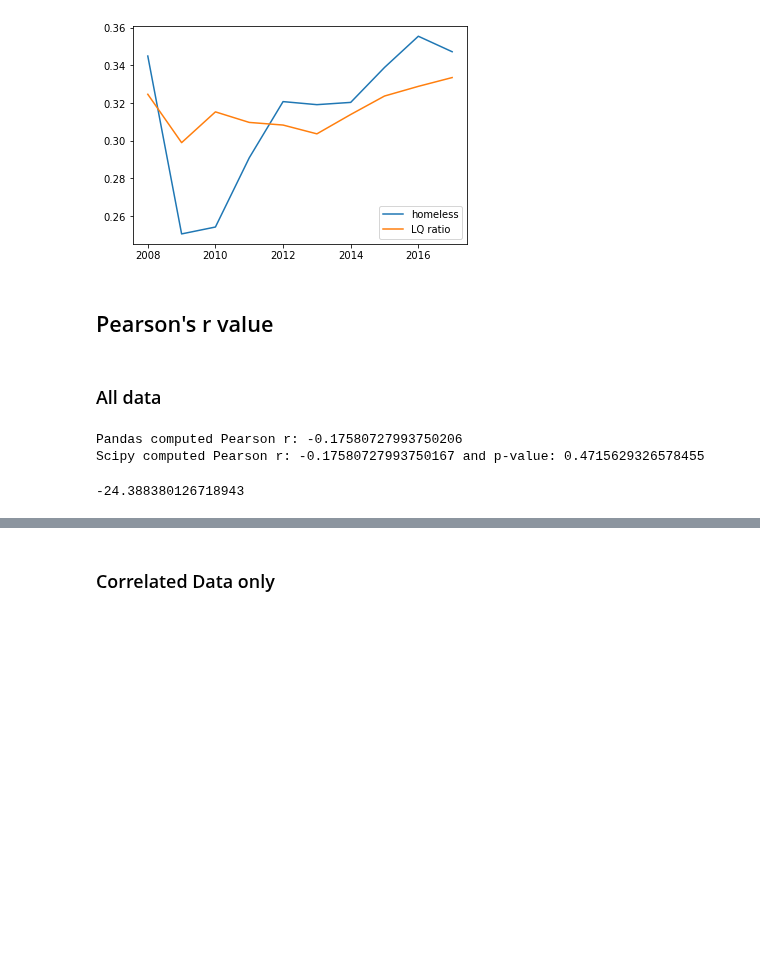
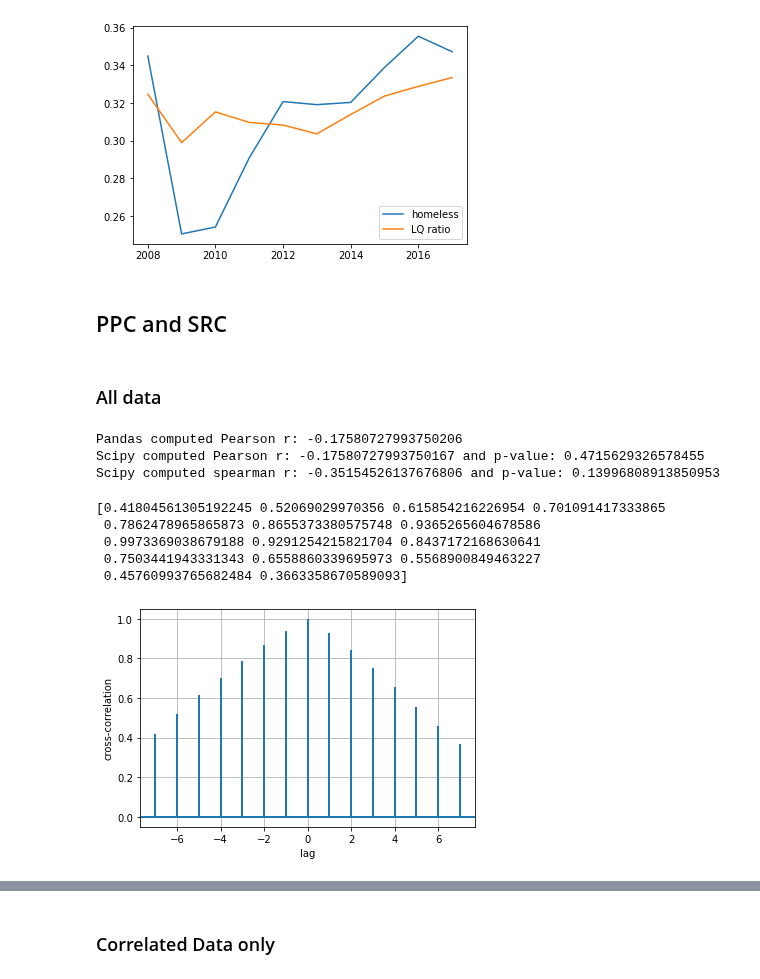
Before and after one commit to SIthodox2286/ADS_year3_project_8, a Jupyter notebook: Lokhei_Waiting_income_price.ipynb, the cells around one changed output, grey strips where cells are left out. Cells and saved outputs as stored; diff of their text form; code cells hidden in the pictures; blank space fills up the shorter version.

```diff
--- a/Lokhei_Waiting_income_price.ipynb
+++ b/Lokhei_Waiting_income_price.ipynb
@@ -117,8 +119,8 @@ plt.legend()
 # %% [output]
 <matplotlib.legend.Legend at 0x...>
 [figure]
-# %% [markdown]
-## Pearson's r value
+# %% [markdown]
+## PPC and SRC
 # %% [markdown]
 ### All data
 # %%
@@ -129,10 +131,50 @@ print(f"Pandas computed Pearson r: {overall_pearson_r}")
 r, p = stats.pearsonr(merged['waiting'].dropna(), merged['price'].dropna())
 print(f"Scipy computed Pearson r: {r} and p-value: {p}")
 
-waitingList = list(waiting.iloc[0])[2:21]
-priceList = list(price.iloc[0])[2:]
-r2_score(waitingList, priceList)
+r, p = stats.spearmanr(merged['waiting'].dropna(), merged['price'].dropna())
+print(f"Scipy computed spearman r: {r} and p-value: {p}")
+
+# waitingList = list(waiting.iloc[0])[2:21]
+# priceList = list(price.iloc[0])[2:]
+# r2_score(waitingList, priceList)
 # %% [output]
 Pandas computed Pearson r: -0.17580727993750206
 Scipy computed Pearson r: -0.17580727993750167 and p-value: 0.4715629326578455
+Scipy computed spearman r: -0.35154526137676806 and p-value: 0.13996808913850953
--24.388380126718943
+# %%
+endIndex = 14 # until 2013 inc.
+priceCol = np.array(price.iloc[0])[2:endIndex]
+waitingCol = np.array(waiting.iloc[0])[2:endIndex]
+ratioCol = list(ratio.iloc[0])[2:endIndex]
+earningsCol = list(earnings.iloc[0])[2:endIndex]
+homelessCol = list(homeless.iloc[0])[2:endIndex]
+
+fig = plt.figure()
+ax1 = fig.add_subplot()
+
+(lag, c, line, b) = ax1.xcorr(ratioCol, waitingCol, usevlines=True,
+          maxlags=7, normed=True,
+          lw=2)
+print(c)
+
+ax1.plot()
+
+# adding grid to the graph
+ax1.grid(True)
+# ax1.axhline(0, lw=0)
+ax1.set_xlabel("lag")
+ax1.set_ylabel("cross-correlation")
+
+
+
+# show final plotted graph
+plt.savefig('Figure/waiting_ratio_crossCorr.png')
+
+plt.show()
+# %% [output]
+[0.41804561305192245 0.52069029970356 0.615854216226954 0.701091417333865
+ 0.7862478965865873 0.8655373380575748 0.9365265604678586
+ 0.9973369038679188 0.9291254215821704 0.8437172168630641
+ 0.7503441943331343 0.6558860339695973 0.5568900849463227
+ 0.45760993765682484 0.3663358670589093]
+[figure, added]
```
Also changed, not shown: parts of 37 cells of this notebook, 2 other files.
